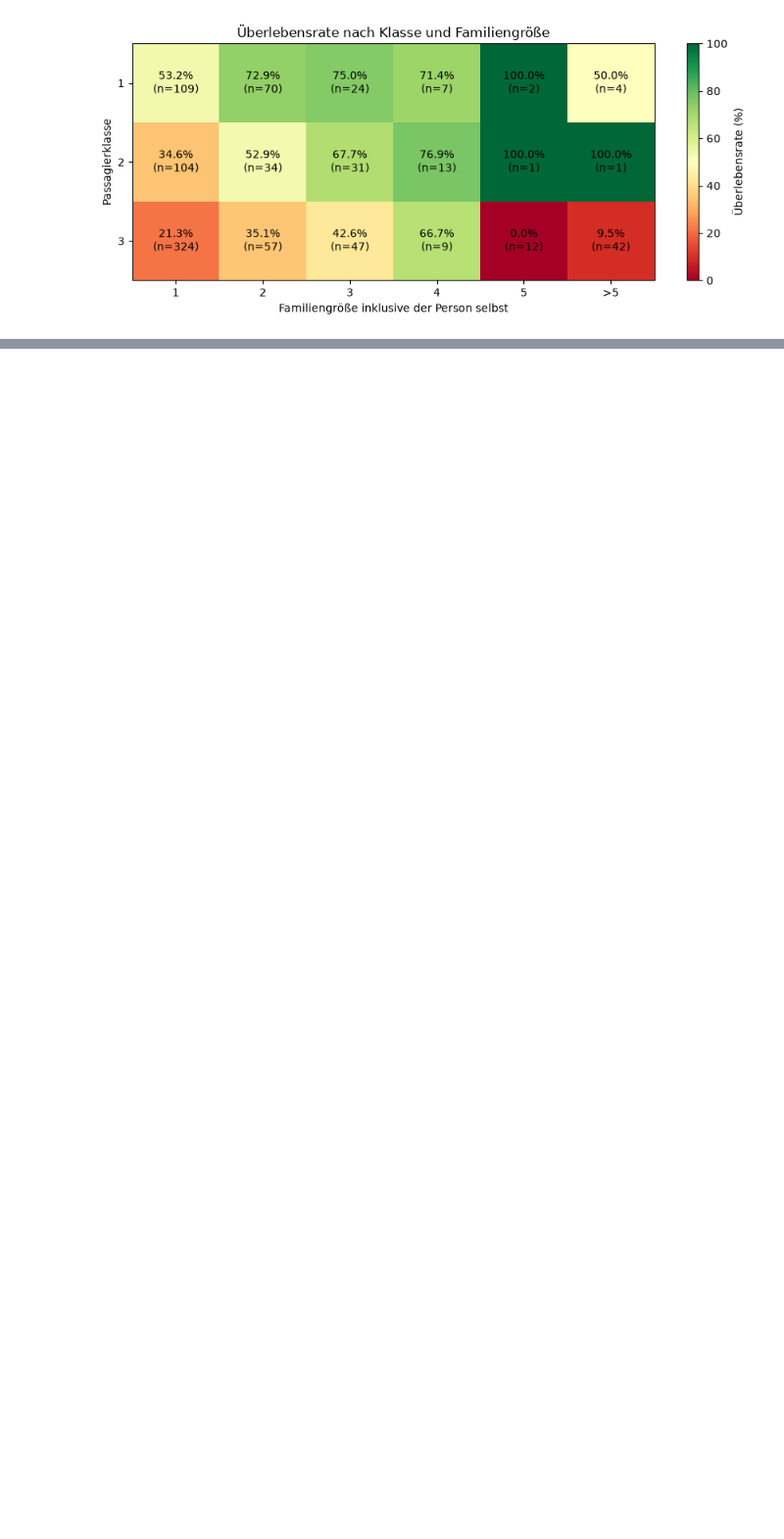
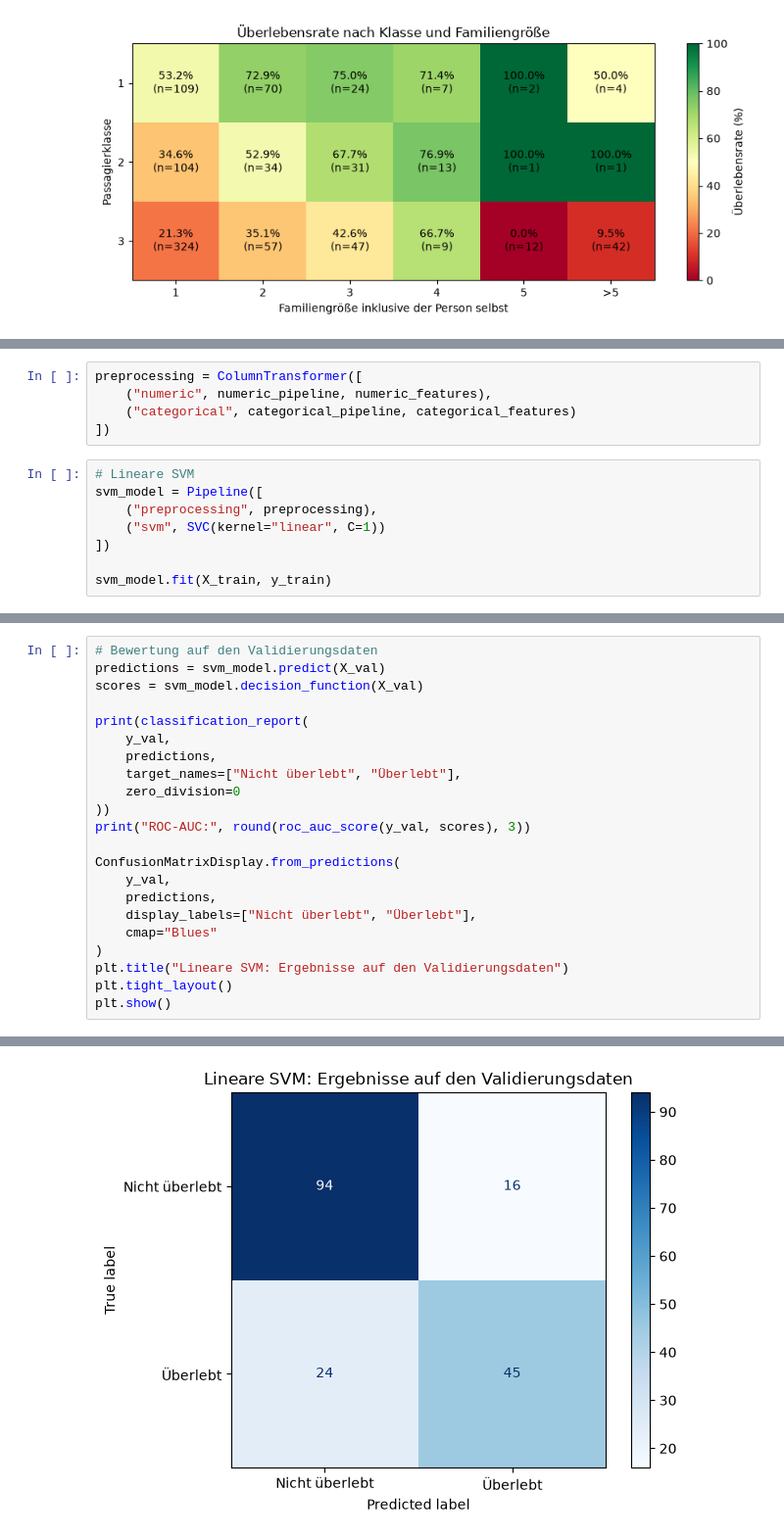
Before and after one commit to dhubmann/titanic, a Jupyter notebook: titanic.ipynb, the cells around one changed output, grey strips where cells are left out. Shown at 98% size. Cells and saved outputs as stored; diff of their text form; blank space fills up the shorter version.

```diff
--- a/titanic.ipynb
+++ b/titanic.ipynb
@@ -831,0 +922,13 @@ plt.show()
+# %%
+preprocessing = ColumnTransformer([
+    ("numeric", numeric_pipeline, numeric_features),
+    ("categorical", categorical_pipeline, categorical_features)
+])
+# %%
+# Lineare SVM
+svm_model = Pipeline([
+    ("preprocessing", preprocessing),
+    ("svm", SVC(kernel="linear", C=1))
+])
+
+svm_model.fit(X_train, y_train)
@@ -831,0 +956,23 @@ plt.show()
+# %%
+# Bewertung auf den Validierungsdaten
+predictions = svm_model.predict(X_val)
+scores = svm_model.decision_function(X_val)
+
+print(classification_report(
+    y_val,
+    predictions,
+    target_names=["Nicht überlebt", "Überlebt"],
+    zero_division=0
+))
+print("ROC-AUC:", round(roc_auc_score(y_val, scores), 3))
+
+ConfusionMatrixDisplay.from_predictions(
+    y_val,
+    predictions,
+    display_labels=["Nicht überlebt", "Überlebt"],
+    cmap="Blues"
+)
+plt.title("Lineare SVM: Ergebnisse auf den Validierungsdaten")
+plt.tight_layout()
+plt.show()
+# %% [output]
@@ -831,0 +989 @@ plt.show()
+[figure, added]
```
Also changed, not shown: parts of 16 cells of this notebook.
